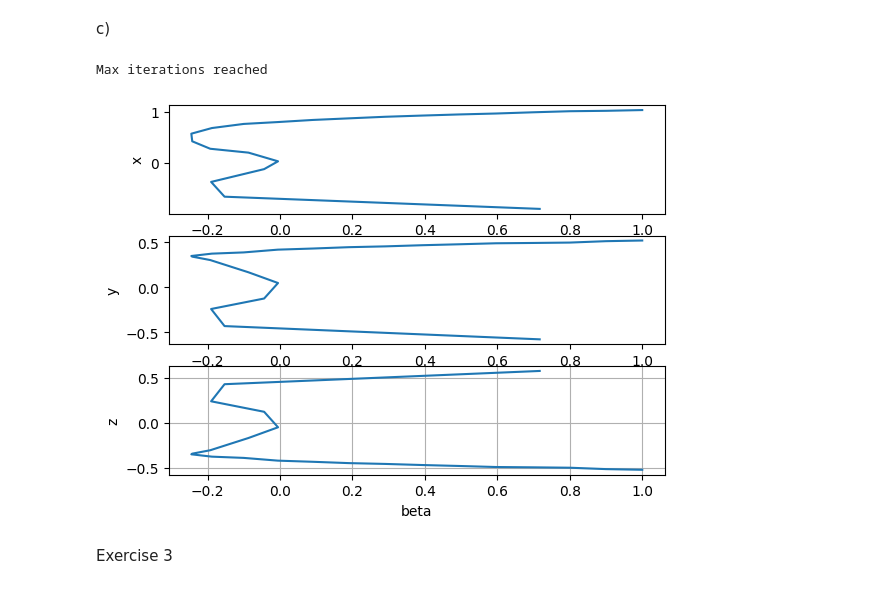
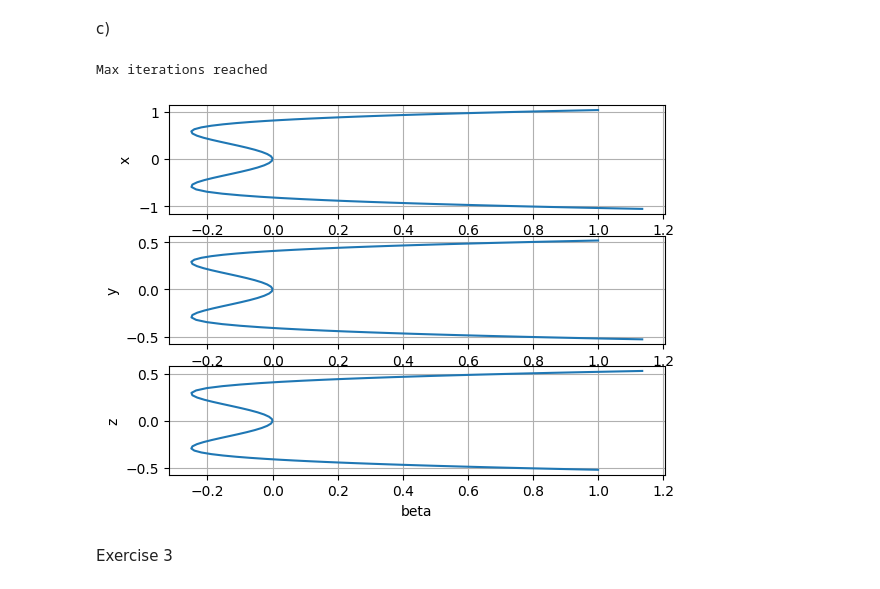
Before and after one commit to barnander/Numerical-Tools-for-Dynamical-Systems, a Jupyter notebook: Coursework.ipynb, the cells around one changed output. Saved outputs shown, nothing was run; the diff lists cells and outputs as text; code cells hidden in the pictures.

Commit message:
modularised further use of parameter continuation for bifurcation analysis

```diff
--- a/Coursework.ipynb
+++ b/Coursework.ipynb
@@ -147,7 +181,7 @@ T0 = 4
 
 #We use the shooting method to find the period T of the oscillations,
 #again using default phase condition (dx/dt = 0 at t = 0).
-x_LC,T = solvers.shoot_solve(hopf, p, x0,T0, delta_max, solver = 'RK4')
+x_LC,T = solvers.shoot_solve(hopf, beta, x0,T0, delta_max, solver = 'RK4')
 print(f"The period of the oscillations of the limit cycle, rounded to 2 decimal places, is T = {round(T,2)}.")
 # %% [output]
 The period of the oscillations of the limit cycle, rounded to 2 decimal places, is T = 3.63.
@@ -163,38 +197,38 @@ T0 = T
 #The exact values of init_h and max_it were chosen as to strike a balance
 #between accuracy and computational time, ensuring that the dynamics of the
 #system around beta = 0 are fully captured.
-innit_h = -1e-1
-no_it = 20
+innit_h = -5e-2
+no_it = 75
 
 
 #The function pseudo_arc requires the index of the parameter to be varied.
 #In this case, there is only one parameter, beta, so the index is 0.
 p_ind = 0
 
-xs, Ts, ps = solvers.pseudo_arc_bif(hopf,beta,p_ind,x0,T0 = T,no_it = no_it ,innit_h= innit_h,LC=True)
-
+#xs, Ts, ps = solvers.pseudo_arc_bif(hopf,beta,p_ind,x0,T0 = T,no_it = no_it ,innit_h= innit_h,LC=True)
+xs, Ts, ps = solvers.bifurcation_analysis(hopf, beta, x0, T0 = T0, cont = 'pseudo_arc', h = innit_h, N = no_it)
 #Plot the x, y and z values of the limit cycles against beta
 plt.figure()
 plt.subplot(311)
 plt.plot(ps[0,:],xs[0,:], label = 'x')
 plt.ylabel('x')
 plt.grid(True)
 
 plt.subplot(312)
 plt.plot(ps[0,:],xs[1,:], label = 'y')
 plt.ylabel('y')
 plt.grid(True)
 
 plt.subplot(313)
 plt.plot(ps[0,:],xs[2,:], label = 'z')
 plt.ylabel('z')
 plt.xlabel('beta')
 plt.grid(True)
 
 plt.show()
 # %% [output]
 Max iterations reached
-[figure, old version]
+[figure, new version]
 # %% [markdown]
 Exercise 3
 # %%
```
Also changed, not shown: parts of 9 cells of this notebook, 1 other file.
